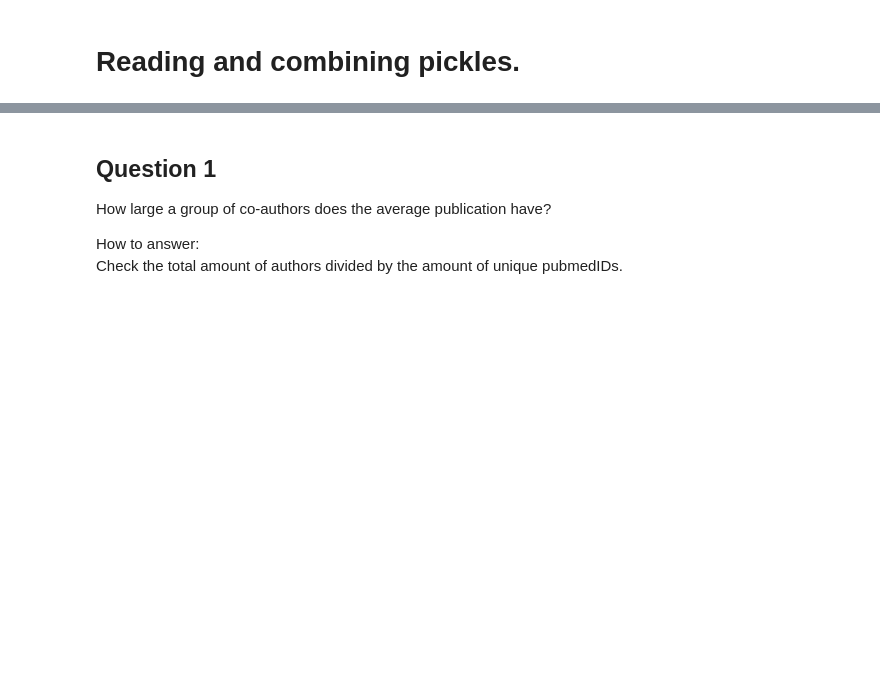
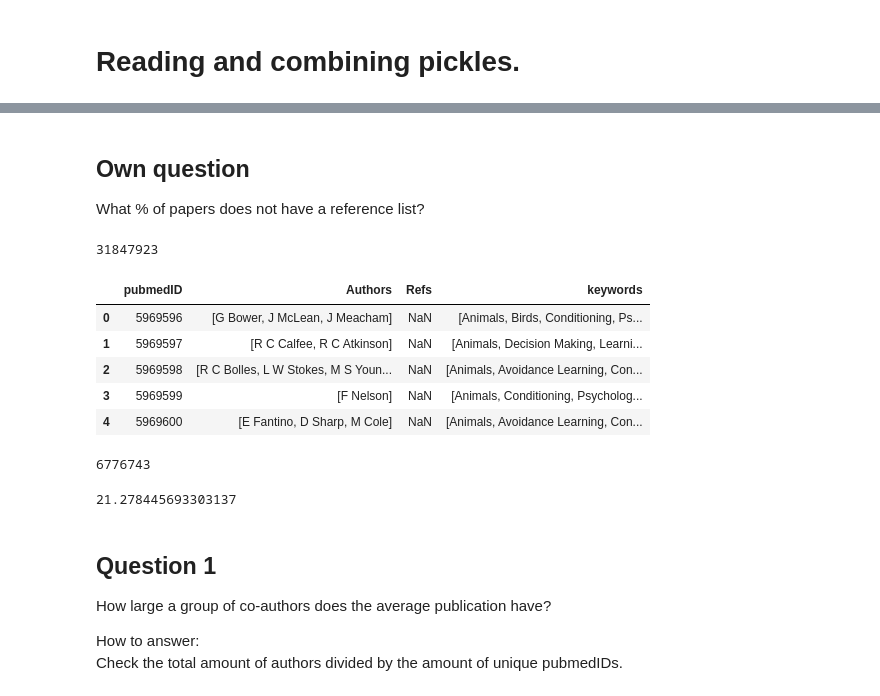
Before and after one commit to rients2/Programming3, a Jupyter notebook: Assignment6/assignment6.ipynb, the cells around one changed output, grey strips where cells are left out. Saved outputs shown, nothing was run; the diff lists cells and outputs as text; code cells hidden in the pictures; blank space fills up the shorter version.

```diff
--- a/Assignment6/assignment6.ipynb
+++ b/Assignment6/assignment6.ipynb
@@ -18,21 +15,8 @@ import xml.etree.ElementTree as ET
 # %% [markdown]
 # Reading and combining pickles.
 # %%
-pickle_path = '/students/2021-2022/master/Rients_DSLS/pickle_6/'
-pickles = glob.glob(pickle_path + 'pubmed21n*.pkl')
+pickle_path_pa = '/students/2021-2022/master/Rients_DSLS/pickle_6/'
+pickle_path_cite = '/students/2021-2022/master/Rients_DSLS/pickle_frames/'
+
+pickles_pa = glob.glob(pickle_path_pa + 'pubmed21n*.pkl')
+pickles_cite = glob.glob(pickle_path_cite + 'pubmed21n*.pkl')
-# %%
-# Creating a bipartite graph of papers and authors.
-# Using networkx
-full_graph = nx.Graph()
-nr = 0
-for pickle in pickles:
-    # Creating a pandas dataframe from each pickle
-    df = pd.read_pickle(pickle)
-    nr += 1
-    # Creating 1 graph from the dataframe.
-    for l, p in zip(df[0],df[1]):
-        full_graph.add_edge(l,p)
-    print('Added nodes to graph', nr)
-# Creating a 4.3 gb graph.
-#nx.write_gpickle(full_graph, path='/students/2021-2022/master/Rients_DSLS/pickle_graph/full_graph.pkl')
-#~ 11 min
@@ -42,7 +28,9 @@ for pickle in pickles:
 ddf2 = dd
 ddf_list = []
 
-for pickle in pickles:
+# Own question requires pickles_cite, question1 requires pickles_pa
+for pickle in pickles_pa:
+#for pickle in pickles_cite:
     # Creating a pandas dataframe from each pickle
     df = pd.read_pickle(pickle)
 
@@ -52,6 +40,7 @@ for pickle in pickles:
     nr = len(ddf_list)
     print('list size: ', nr, '/1062')
 
-print('Combining dataframes. ETA: ~20 sec')
+print('Combining dataframes')
 full_frame = dd.multi.concat(ddf_list)
-# ~2 min
+# ~1 min for pickles paper author
+# ~8 min for pickles citation graph
@@ -57,0 +65,18 @@ full_frame = dd.multi.concat(ddf_list)
+# %% [markdown]
+## Own question
+What % of papers does not have a reference list?
+# %%
+unique_papers = full_frame['pubmedID'].nunique().compute()
+unique_papers
+# The total amount of papers is: 31847923
+# %% [output]
+31847923
+# %%
+full_frame.head()
+# %% [output]
+|  | pubmedID | Authors | Refs | keywords |
+| 0 | 5969596 | [G Bower, J McLean, J Meacham] | NaN | [Animals, Birds, Conditioning, Ps... |
+| 1 | 5969597 | [R C Calfee, R C Atkinson] | NaN | [Animals, Decision Making, Learni... |
+| 2 | 5969598 | [R C Bolles, L W Stokes, M S Youn... | NaN | [Animals, Avoidance Learning, Con... |
+| 3 | 5969599 | [F Nelson] | NaN | [Animals, Conditioning, Psycholog... |
+| 4 | 5969600 | [E Fantino, D Sharp, M Cole] | NaN | [Animals, Avoidance Learning, Con... |
@@ -58,3 +85,13 @@ full_frame = dd.multi.concat(ddf_list)
+# %%
+len(full_frame_refs)
+# The total amount of papers with references is: 6776743
+# %% [output]
+6776743
+# %%
+6776743 / 31847923 * 100
+# 21% of papers has references.
+# %% [output]
+21.278445693303137
 # %% [markdown]
 ## Question 1
 How large a group of co-authors does the average publication have?
```
Also changed, not shown: parts of 24 cells of this notebook, 5 other files.
